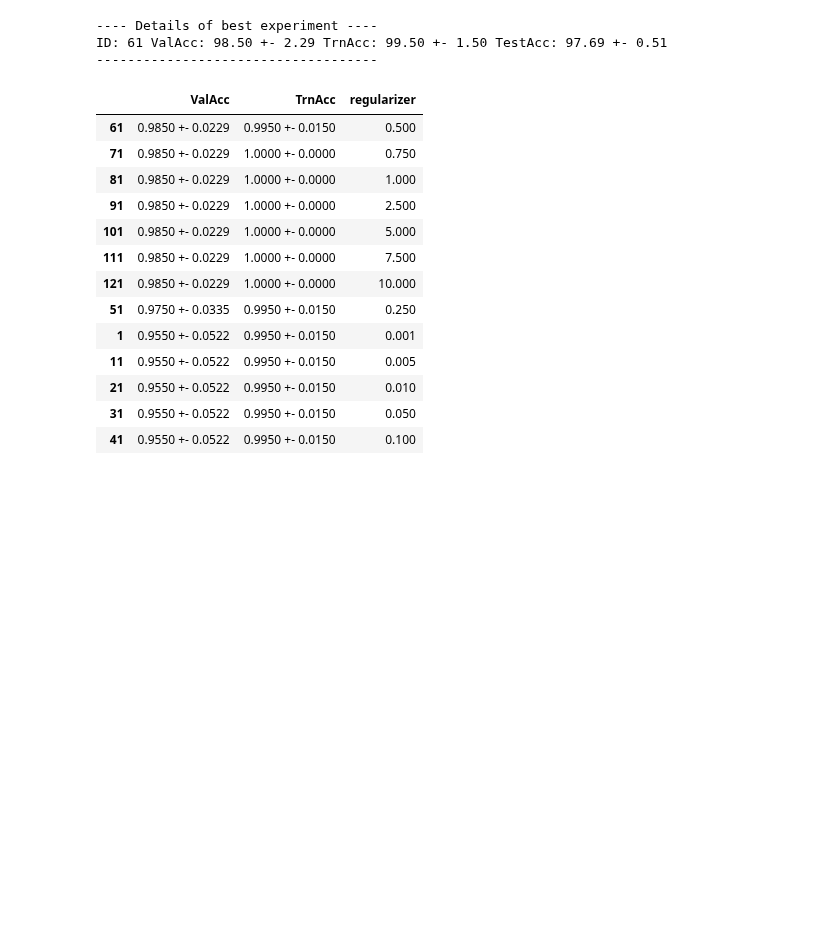
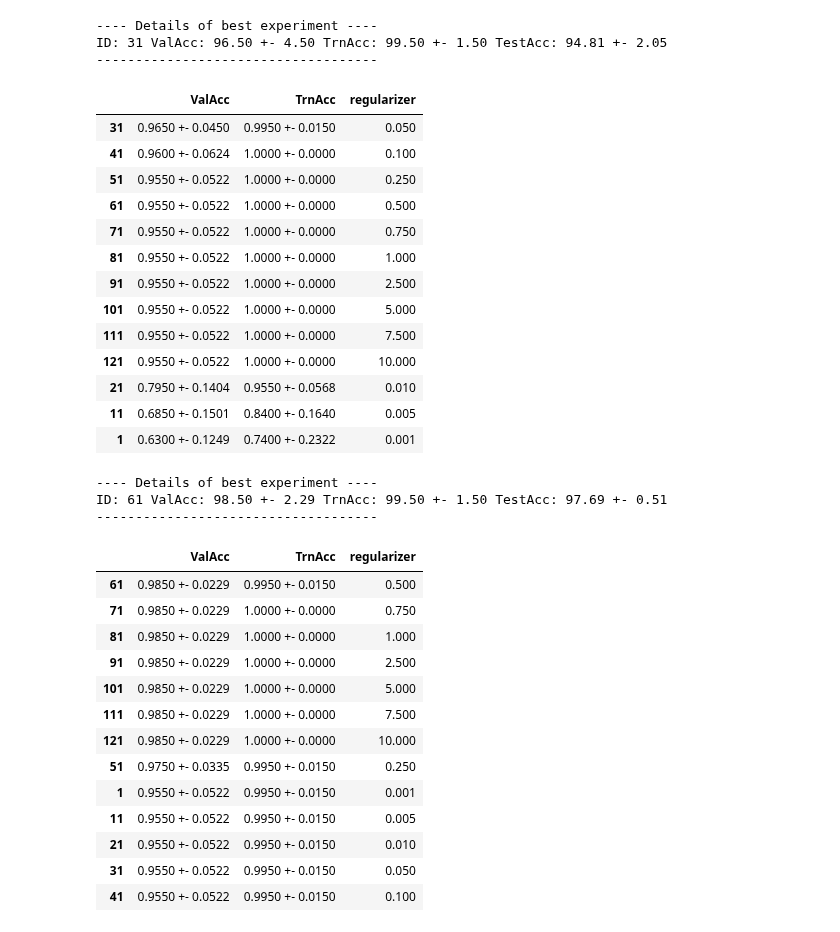
Before and after one commit to saper0/qpcert, a Jupyter notebook: notebooks/hyperparams/coramlcontbinary.ipynb, the cells around one changed output. Cells and saved outputs as stored; diff of their text form; code cells hidden in the pictures; blank space fills up the shorter version.

```diff
--- a/notebooks/hyperparams/coramlcontbinary.ipynb
+++ b/notebooks/hyperparams/coramlcontbinary.ipynb
@@ -9,3 +38,32 @@ import pandas as pd
+# %%
+start_id = 1
+end_id = 130
+n_seeds = 10
+hyperparams = ["regularizer"]
+pred_method = "svm"
+dataset = "cora_ml_cont_binary"
+collection= "l_coramlcontbinary_n5_hyper_ntk_gin" #todo: rename colelction to trn_ntk_gcn
+df = utils.get_best_hyperparams(start_id, end_id, n_seeds, hyperparams,
+                           pred_method, dataset, collection, use_seeds=10)
+df
+# %% [output]
+---- Details of best experiment ----
+ID: 31 ValAcc: 96.50 +- 4.50 TrnAcc: 99.50 +- 1.50 TestAcc: 94.81 +- 2.05
+------------------------------------
+|  | ValAcc | TrnAcc | regularizer |
+| 31 | 0.9650 +- 0.0450 | 0.9950 +- 0.0150 | 0.050 |
+| 41 | 0.9600 +- 0.0624 | 1.0000 +- 0.0000 | 0.100 |
+| 51 | 0.9550 +- 0.0522 | 1.0000 +- 0.0000 | 0.250 |
+| 61 | 0.9550 +- 0.0522 | 1.0000 +- 0.0000 | 0.500 |
+| 71 | 0.9550 +- 0.0522 | 1.0000 +- 0.0000 | 0.750 |
+| 81 | 0.9550 +- 0.0522 | 1.0000 +- 0.0000 | 1.000 |
+| 91 | 0.9550 +- 0.0522 | 1.0000 +- 0.0000 | 2.500 |
+| 101 | 0.9550 +- 0.0522 | 1.0000 +- 0.0000 | 5.000 |
+| 111 | 0.9550 +- 0.0522 | 1.0000 +- 0.0000 | 7.500 |
+| 121 | 0.9550 +- 0.0522 | 1.0000 +- 0.0000 | 10.000 |
+| 21 | 0.7950 +- 0.1404 | 0.9550 +- 0.0568 | 0.010 |
+| 11 | 0.6850 +- 0.1501 | 0.8400 +- 0.1640 | 0.005 |
+| 1 | 0.6300 +- 0.1249 | 0.7400 +- 0.2322 | 0.001 |
 # %%
 start_id = 1
 end_id = 130
```
Also changed, not shown: parts of 3 cells of this notebook, 14 other files.
